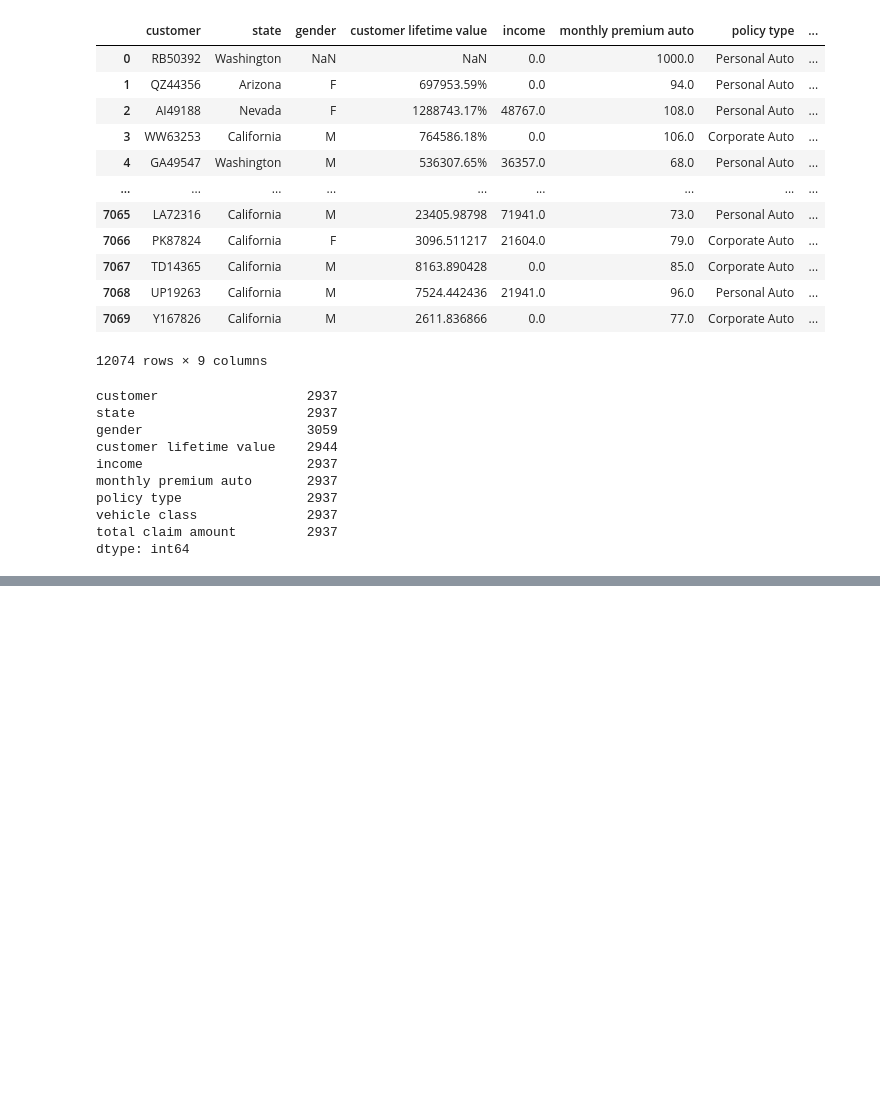
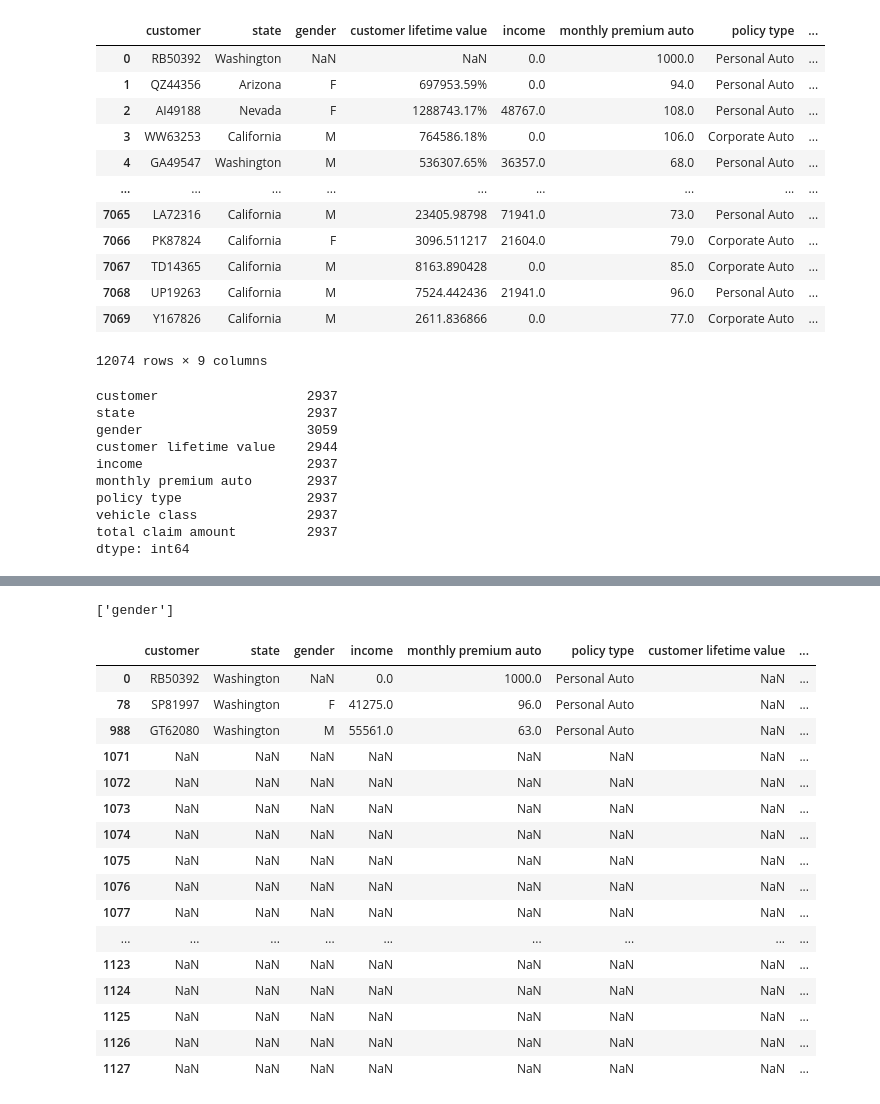
Before and after one commit to AyeeshaSiddikka/lab-customer-analysis-round-1, a Jupyter notebook: files_for_lab/csv_files/Round1.ipynb, the cells around one changed output, grey strips where cells are left out. Drawn from its saved outputs; the diff is of its cells as text; code cells hidden in the pictures; blank space fills up the shorter version.

```diff
--- a/files_for_lab/csv_files/Round1.ipynb
+++ b/files_for_lab/csv_files/Round1.ipynb
@@ -174,3 +255,32 @@ KeyError: 'customer lifetime value'
+# %%
+columns_drop = nulls_df[nulls_df['percent_nulls']>25]['header_name']  # dummy case with 3
+print(columns_drop.values)
+#donors = donors.drop(columns_drop, axis=1)  # drop a list of columns DO NOT RUN THIS
+#donors = donors.drop(['gender'], axis=1)  # drop a single column DO NOT RUN THIS
+# %% [output]
+['gender']
+# %%
+# Replacing/imputing null values
+
+dataframe[dataframe['customer lifetime value'].isna()==True].head(60) # checking rows that are null based on a specific column
+# %% [output]
+|  | customer | state | gender | income | monthly premium auto | policy type | customer lifetime value | ... |
+| 0 | RB50392 | Washington | NaN | 0.0 | 1000.0 | Personal Auto | NaN | ... |
+| 78 | SP81997 | Washington | F | 41275.0 | 96.0 | Personal Auto | NaN | ... |
+| 988 | GT62080 | Washington | M | 55561.0 | 63.0 | Personal Auto | NaN | ... |
+| 1071 | NaN | NaN | NaN | NaN | NaN | NaN | NaN | ... |
+| 1072 | NaN | NaN | NaN | NaN | NaN | NaN | NaN | ... |
+| 1073 | NaN | NaN | NaN | NaN | NaN | NaN | NaN | ... |
+| 1074 | NaN | NaN | NaN | NaN | NaN | NaN | NaN | ... |
+| 1075 | NaN | NaN | NaN | NaN | NaN | NaN | NaN | ... |
+| 1076 | NaN | NaN | NaN | NaN | NaN | NaN | NaN | ... |
+| 1077 | NaN | NaN | NaN | NaN | NaN | NaN | NaN | ... |
+| ... | ... | ... | ... | ... | ... | ... | ... | ... |
+| 1123 | NaN | NaN | NaN | NaN | NaN | NaN | NaN | ... |
+| 1124 | NaN | NaN | NaN | NaN | NaN | NaN | NaN | ... |
+| 1125 | NaN | NaN | NaN | NaN | NaN | NaN | NaN | ... |
+| 1126 | NaN | NaN | NaN | NaN | NaN | NaN | NaN | ... |
+| 1127 | NaN | NaN | NaN | NaN | NaN | NaN | NaN | ... |
 # %%
 dataframe.drop_duplicates()
 dataframe
```
Also changed, not shown: parts of 9 cells of this notebook.
